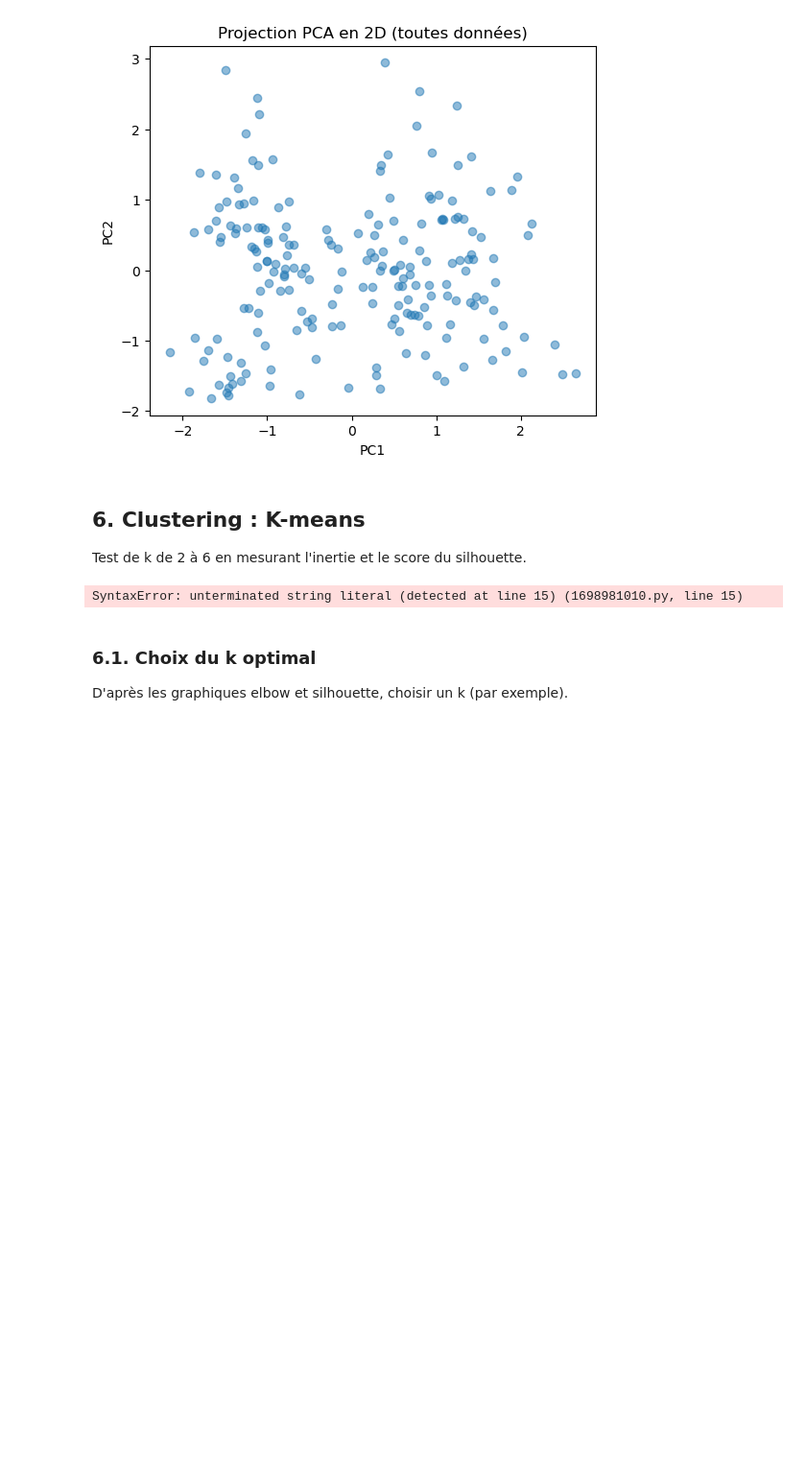
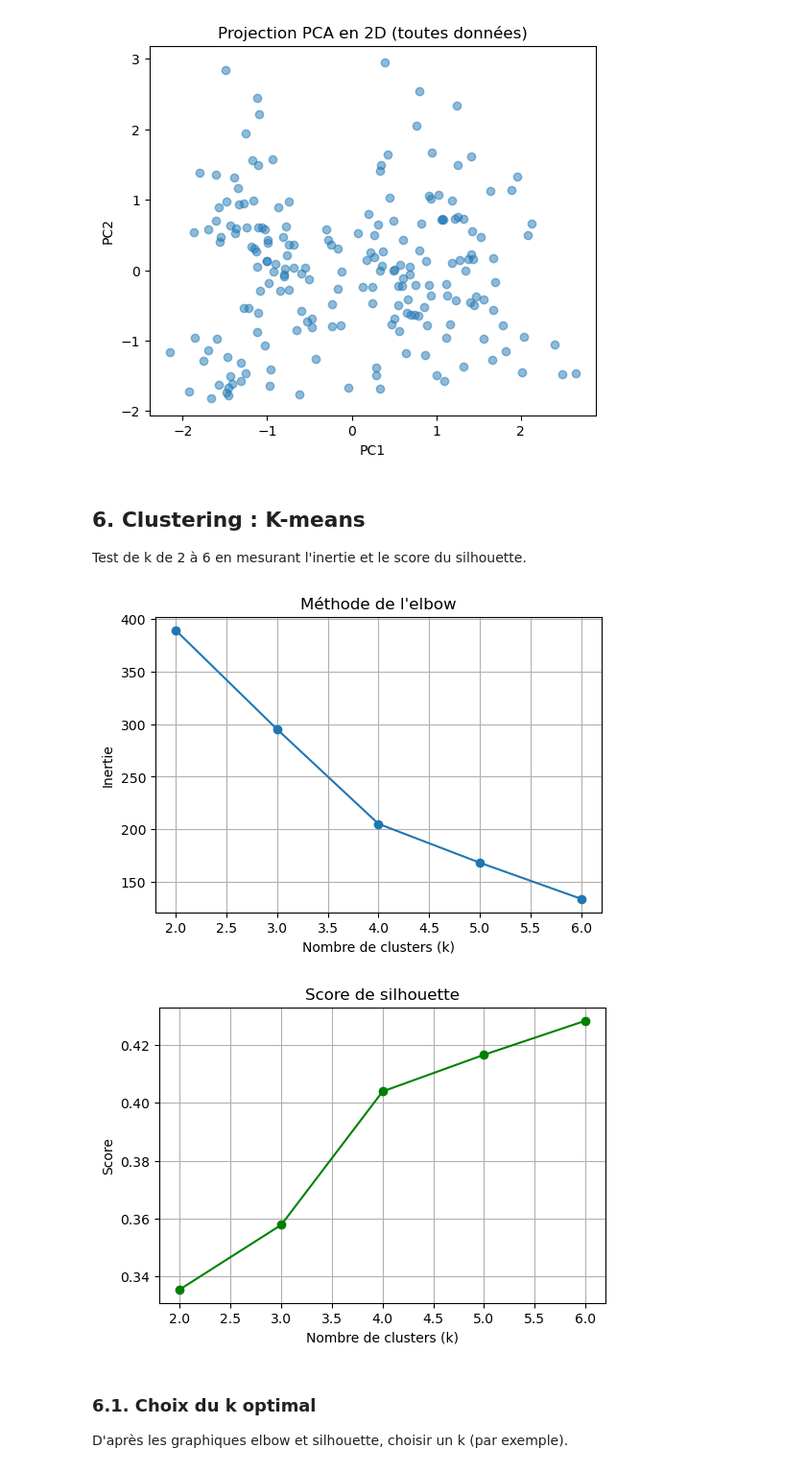
Before and after one commit to safidymbolatiana/Data_Science, a Jupyter notebook: PartieA- Clustering.ipynb, the cells around one changed output. Shown: that part at 96% size. Cells and saved outputs as stored; diff of their text form; code cells hidden in the pictures; blank space fills up the shorter version.

```diff
--- a/PartieA_Clustering_Mall_Customers.ipynb
+++ b/PartieA- Clustering.ipynb
@@ -185,32 +180,53 @@ Variance expliquée par PC1 et PC2: [0.44266167 0.33308378]
 ## 6. Clustering : K-means
 Test de k de 2 à 6 en mesurant l'inertie et le score du silhouette.
 # %%
+import pandas as pd
+from sklearn.preprocessing import StandardScaler
+from sklearn.cluster import KMeans
+from sklearn.metrics import silhouette_score
+import matplotlib.pyplot as plt
+
+
+#chemin du dataset
+df = pd.read_csv('Mall_Customers.csv')
+df.head()
+
+#standardisation
+features = ['Age', 'Annual Income (k$)', 'Spending Score (1-100)']
+scaler = StandardScaler()
+X_scaled = scaler.fit_transform(df[features])
+
+#clustering
 inertias = []
 sil_scores = []
 k_range = range(2, 7)
+
 for k in k_range:
-    kmeans = KMeans(n_clusters=k, random_state=42)
+    kmeans = KMeans(n_clusters=k, random_state=42, n_init=10)
     labels = kmeans.fit_predict(X_scaled)
     inertias.append(kmeans.inertia_)
     sil_scores.append(silhouette_score(X_scaled, labels))
 
-# Plot Elbow
+# Méthode de l'elbow
 plt.figure(figsize=(6, 4))
-plt.plot(list(k_range), inertias, marker='o')
-plt.xlabel('Nombre de clusters k')
-plt.ylabel('Inertie (Inertia)')
-plt.title('Méthode de l'elbow pour K-means')
+plt.plot(k_range, inertias, marker='o')
+plt.title("Méthode de l'elbow")
+plt.xlabel("Nombre de clusters (k)")
+plt.ylabel("Inertie")
+plt.grid(True)
 plt.show()
 
-# Plot silhouette
+# Score de silhouette
 plt.figure(figsize=(6, 4))
-plt.plot(list(k_range), sil_scores, marker='o')
-plt.xlabel('Nombre de clusters k')
-plt.ylabel('Score de silhouette')
-plt.title('Score de silhouette pour K-means')
+plt.plot(k_range, sil_scores, marker='o', color='green')
+plt.title("Score de silhouette")
+plt.xlabel("Nombre de clusters (k)")
+plt.ylabel("Score")
+plt.grid(True)
 plt.show()
 # %% [output]
-SyntaxError: unterminated string literal (detected at line 15) (1698981010.py, line 15)
+[figure, added]
+[figure, added]
 # %% [markdown]
 ### 6.1. Choix du k optimal
 D'après les graphiques elbow et silhouette, choisir un k (par exemple).
```
Also changed, not shown: parts of 2 cells of this notebook.
